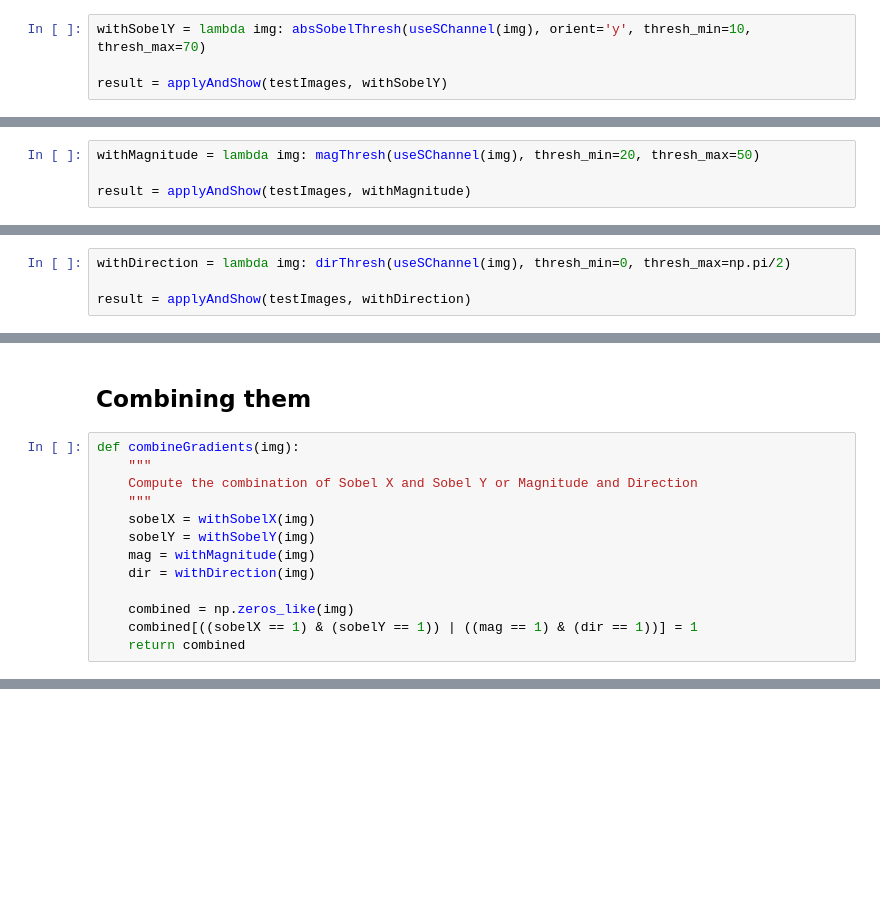
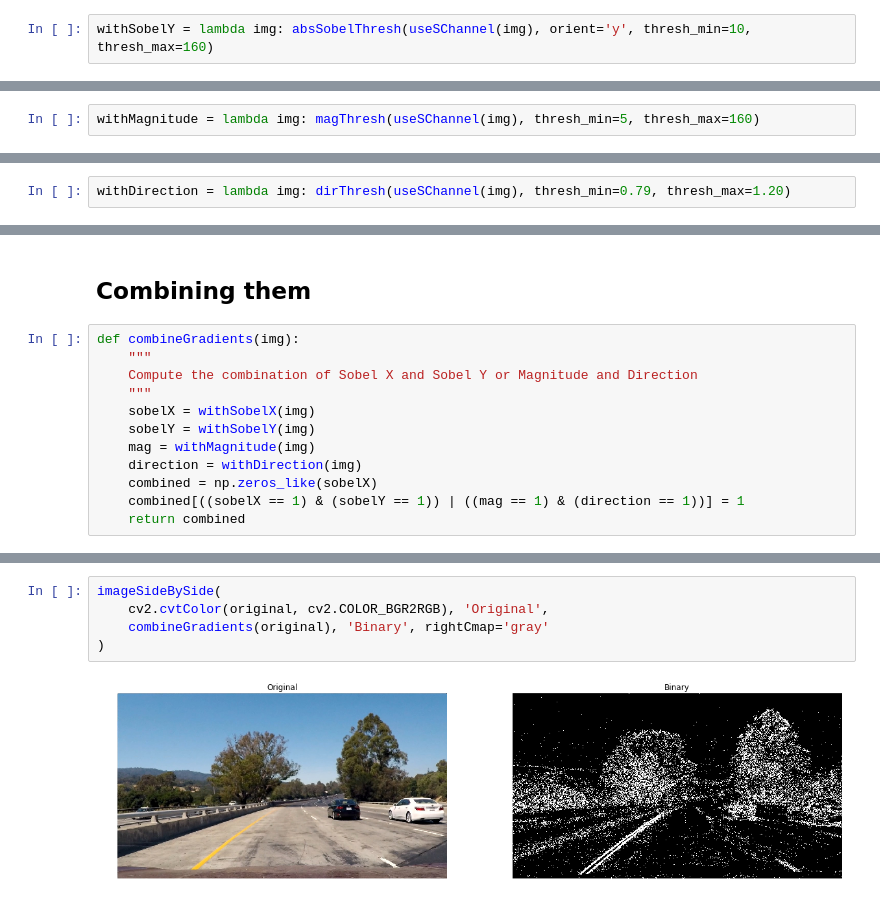
Before and after one commit to darienmt/CarND-Advanced-Lane-Lines-P4, a Jupyter notebook: Advance Lane Lines.ipynb, the cells around one changed output, grey strips where cells are left out. Drawn from its saved outputs; the diff is of its cells as text; blank space fills up the shorter version.

```diff
--- a/Advance Lane Lines.ipynb
+++ b/Advance Lane Lines.ipynb
@@ -153,4 +127,2 @@ result = applyAndShow(testImages, withSobelX)
 # %%
-withSobelY = lambda img: absSobelThresh(useSChannel(img), orient='y', thresh_min=10, thresh_max=70)
-
-result = applyAndShow(testImages, withSobelY)
+withSobelY = lambda img: absSobelThresh(useSChannel(img), orient='y', thresh_min=10, thresh_max=160)
@@ -171,6 +141,4 @@ def magThresh(img, sobel_kernel=3, thresh_min=0, thresh_max=255):
     gradmag = (gradmag/scale_factor).astype(np.uint8)
     return threshIt(gradmag, thresh_min, thresh_max)
 # %%
-withMagnitude = lambda img: magThresh(useSChannel(img), thresh_min=20, thresh_max=50)
-
-result = applyAndShow(testImages, withMagnitude)
+withMagnitude = lambda img: magThresh(useSChannel(img), thresh_min=5, thresh_max=160)
@@ -189,6 +155,4 @@ def dirThresh(img, sobel_kernel=3, thresh_min=0, thresh_max=np.pi/2):
     absgraddir = np.arctan2(np.absolute(sobely), np.absolute(sobelx))
     return threshIt(absgraddir, thresh_min, thresh_max)
 # %%
-withDirection = lambda img: dirThresh(useSChannel(img), thresh_min=0, thresh_max=np.pi/2)
-
-result = applyAndShow(testImages, withDirection)
+withDirection = lambda img: dirThresh(useSChannel(img), thresh_min=0.79, thresh_max=1.20)
@@ -204,8 +166,7 @@ def combineGradients(img):
     sobelX = withSobelX(img)
     sobelY = withSobelY(img)
     mag = withMagnitude(img)
-    dir = withDirection(img)
-
-    combined = np.zeros_like(img)
-    combined[((sobelX == 1) & (sobelY == 1)) | ((mag == 1) & (dir == 1))] = 1
+    direction = withDirection(img)
+    combined = np.zeros_like(sobelX)
+    combined[((sobelX == 1) & (sobelY == 1)) | ((mag == 1) & (direction == 1))] = 1
     return combined
@@ -215,0 +173,7 @@ result = applyAndShow(testImages, combineGradients)
+# %%
+imageSideBySide(
+    cv2.cvtColor(original, cv2.COLOR_BGR2RGB), 'Original',
+    combineGradients(original), 'Binary', rightCmap='gray'
+)
+# %% [output]
+[figure, added]
```
Also changed, not shown: parts of 12 cells of this notebook, 1 other file.
